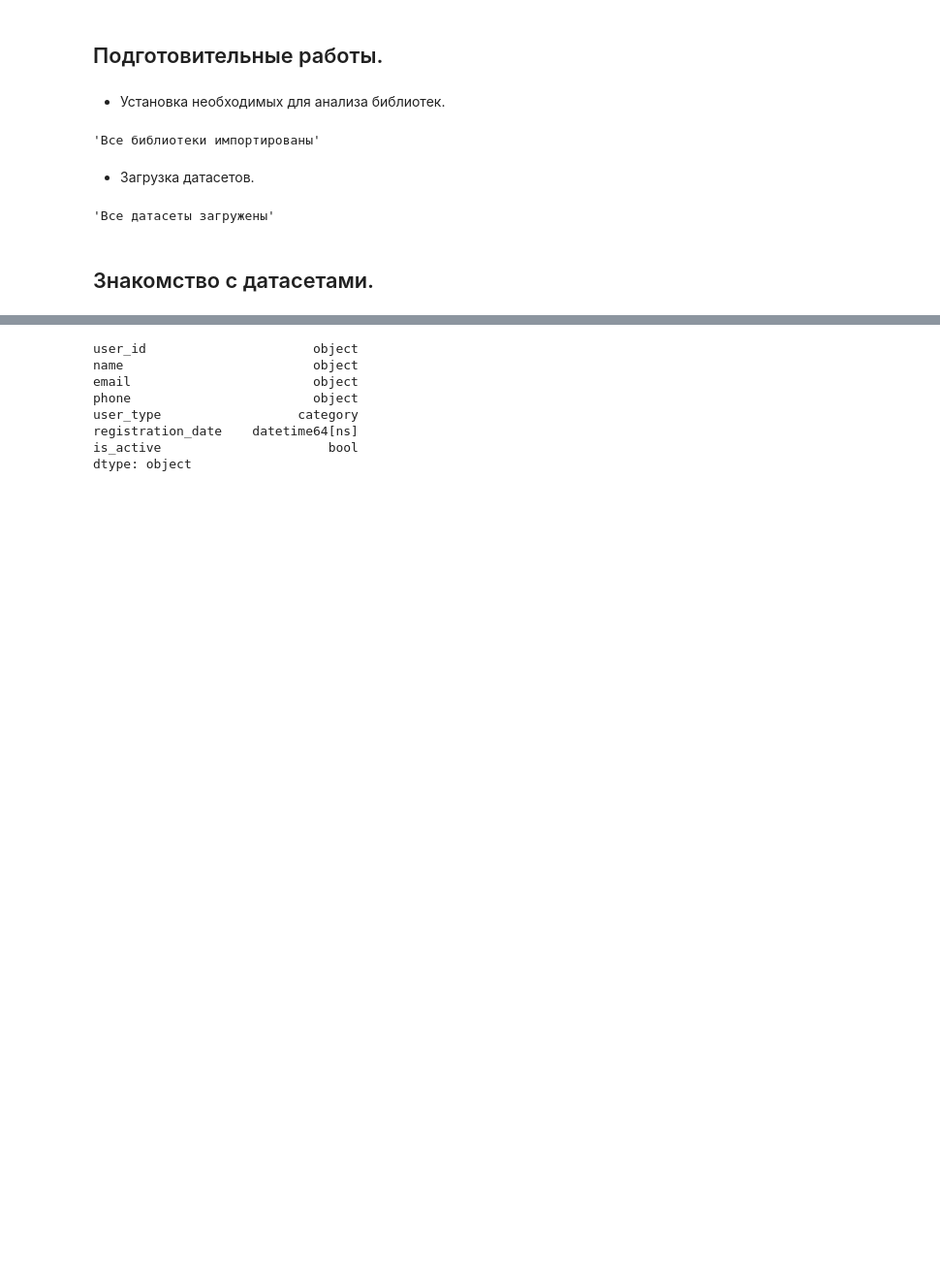
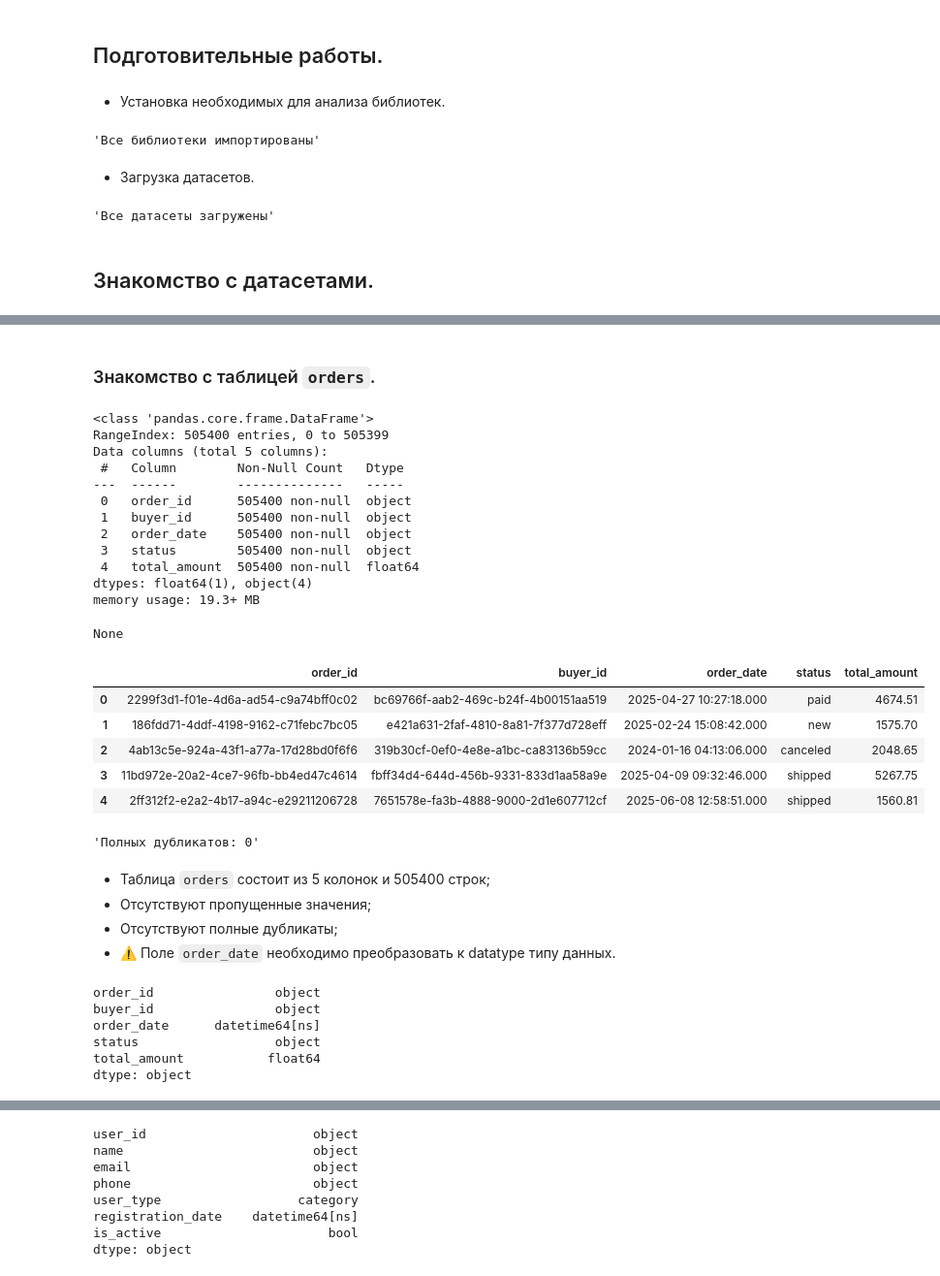
Before and after one commit to margoikonstantinova/marketplace-analytics, a Jupyter notebook: preprocessing/preprocessing.ipynb, the cells around one changed output, grey strips where cells are left out. Shown at 97% size. Drawn from its saved outputs; the diff is of its cells as text; code cells hidden in the pictures; blank space fills up the shorter version.

```diff
--- a/preprocessing/preprocessing.ipynb
+++ b/preprocessing/preprocessing.ipynb
@@ -28,0 +58,44 @@ display('Все датасеты загружены')
+# %% [markdown]
+### Знакомство с таблицей `orders`.
+# %%
+# Вывод информации о датафрейме, первые 5 строк и количество полных дубликатов
+display(orders.info())
+display(orders.head(5))
+display(f'Полных дубликатов: {orders.duplicated().sum()}')
+# %% [output]
+<class 'pandas.core.frame.DataFrame'>
+RangeIndex: 505400 entries, 0 to 505399
+Data columns (total 5 columns):
+ #   Column        Non-Null Count   Dtype
+---  ------        --------------   -----
+ 0   order_id      505400 non-null  object
+ 1   buyer_id      505400 non-null  object
+ 2   order_date    505400 non-null  object
+ 3   status        505400 non-null  object
+ 4   total_amount  505400 non-null  float64
+dtypes: float64(1), object(4)
+memory usage: 19.3+ MB
+None
+|  | order_id | buyer_id | order_date | status | total_amount |
+| 0 | 2299f3d1-f01e-4d6a-ad54-c9a74bff0c02 | bc69766f-aab2-469c-b24f-4b00151aa519 | 2025-04-27 10:27:18.000 | paid | 4674.51 |
+| 1 | 186fdd71-4ddf-4198-9162-c71febc7bc05 | e421a631-2faf-4810-8a81-7f377d728eff | 2025-02-24 15:08:42.000 | new | 1575.70 |
+| 2 | 4ab13c5e-924a-43f1-a77a-17d28bd0f6f6 | 319b30cf-0ef0-4e8e-a1bc-ca83136b59cc | 2024-01-16 04:13:06.000 | canceled | 2048.65 |
+| 3 | 11bd972e-20a2-4ce7-96fb-bb4ed47c4614 | fbff34d4-644d-456b-9331-833d1aa58a9e | 2025-04-09 09:32:46.000 | shipped | 5267.75 |
+| 4 | 2ff312f2-e2a2-4b17-a94c-e29211206728 | 7651578e-fa3b-4888-9000-2d1e607712cf | 2025-06-08 12:58:51.000 | shipped | 1560.81 |
+'Полных дубликатов: 0'
+# %% [markdown]
+* Таблица `orders` состоит из 5 колонок и 505400 строк;
+* Отсутствуют пропущенные значения;
+* Отсутствуют полные дубликаты;
+* ⚠️ Поле `order_date` необходимо преобразовать к datatype типу данных.
+# %%
+# Преобразование типа данных
+orders['order_date'] = pd.to_datetime(orders['order_date'])
+display(orders.dtypes)
+# %% [output]
+order_id                object
+buyer_id                object
+order_date      datetime64[ns]
+status                  object
+total_amount           float64
+dtype: object
```
Also changed, not shown: parts of 23 cells of this notebook.
